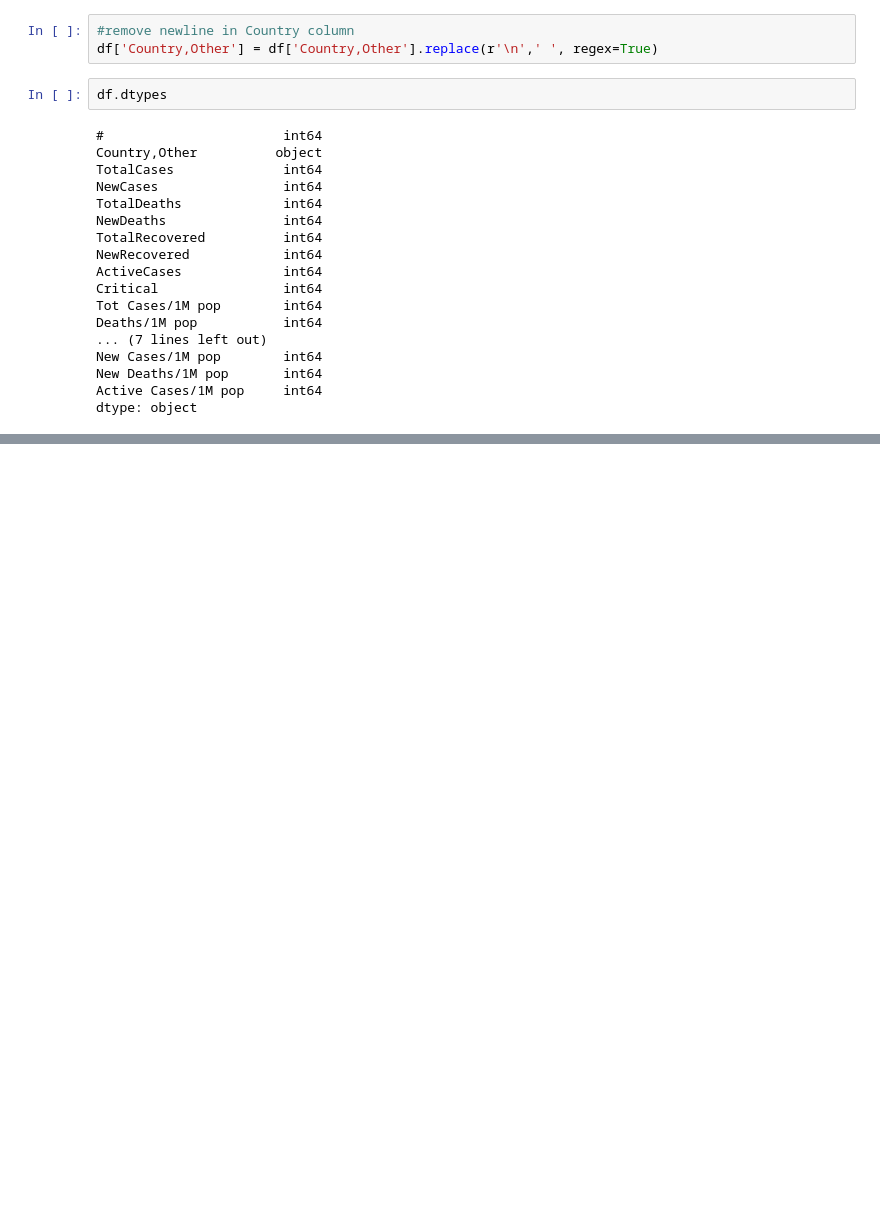
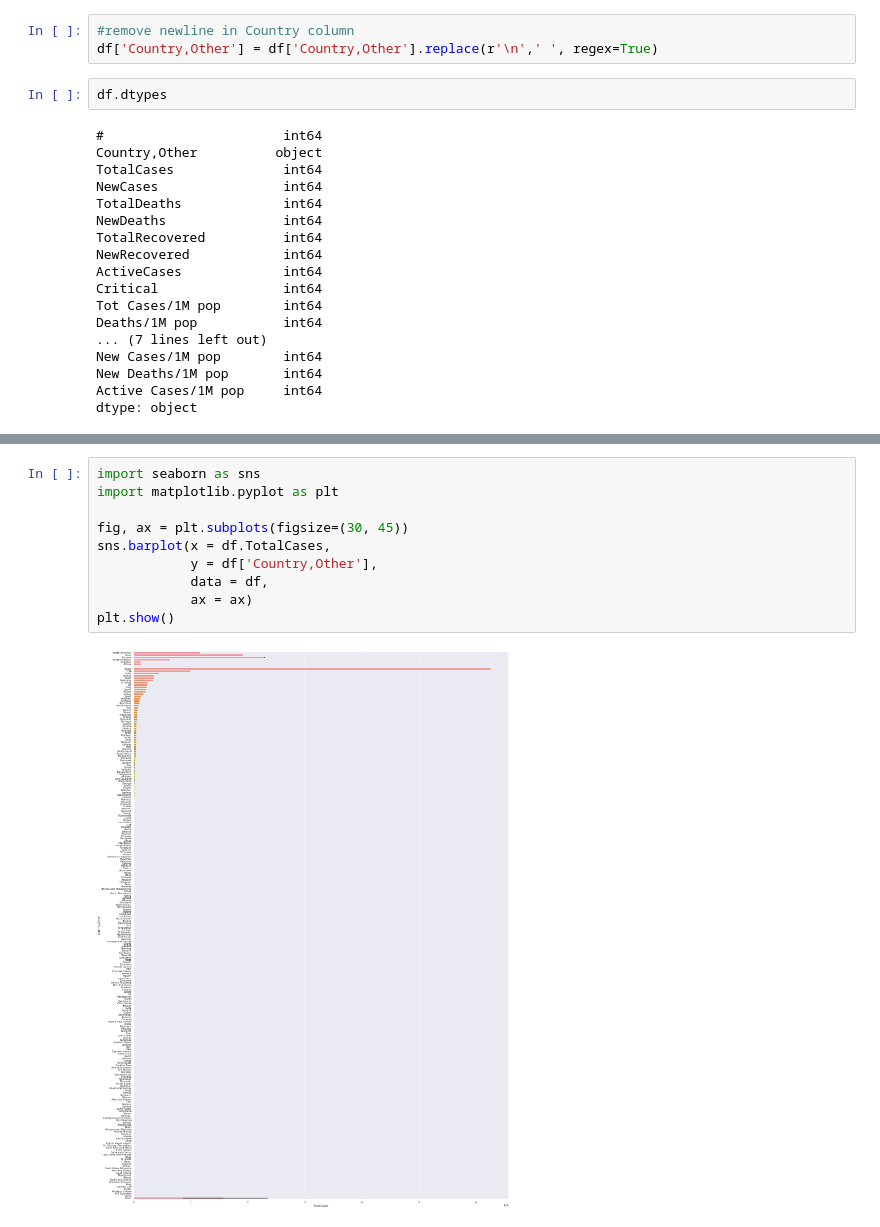
Before and after one commit to rudycav/Web-Scraping-CoronaVirus-Cases, a Jupyter notebook: Project/ CoronaVirus_Cases.ipynb, the cells around one changed output, grey strips where cells are left out. Drawn from its saved outputs; the diff is of its cells as text; blank space fills up the shorter version.

```diff
--- a/Project/ CoronaVirus_Cases.ipynb
+++ b/Project/ CoronaVirus_Cases.ipynb
@@ -121,0 +126,12 @@ df2
+# %%
+import seaborn as sns
+import matplotlib.pyplot as plt
+
+fig, ax = plt.subplots(figsize=(30, 45))
+sns.barplot(x = df.TotalCases,
+            y = df['Country,Other'],
+            data = df,
+            ax = ax)
+plt.show()
+# %% [output]
+[figure, added]
```
Also changed, not shown: parts of 8 cells of this notebook.
